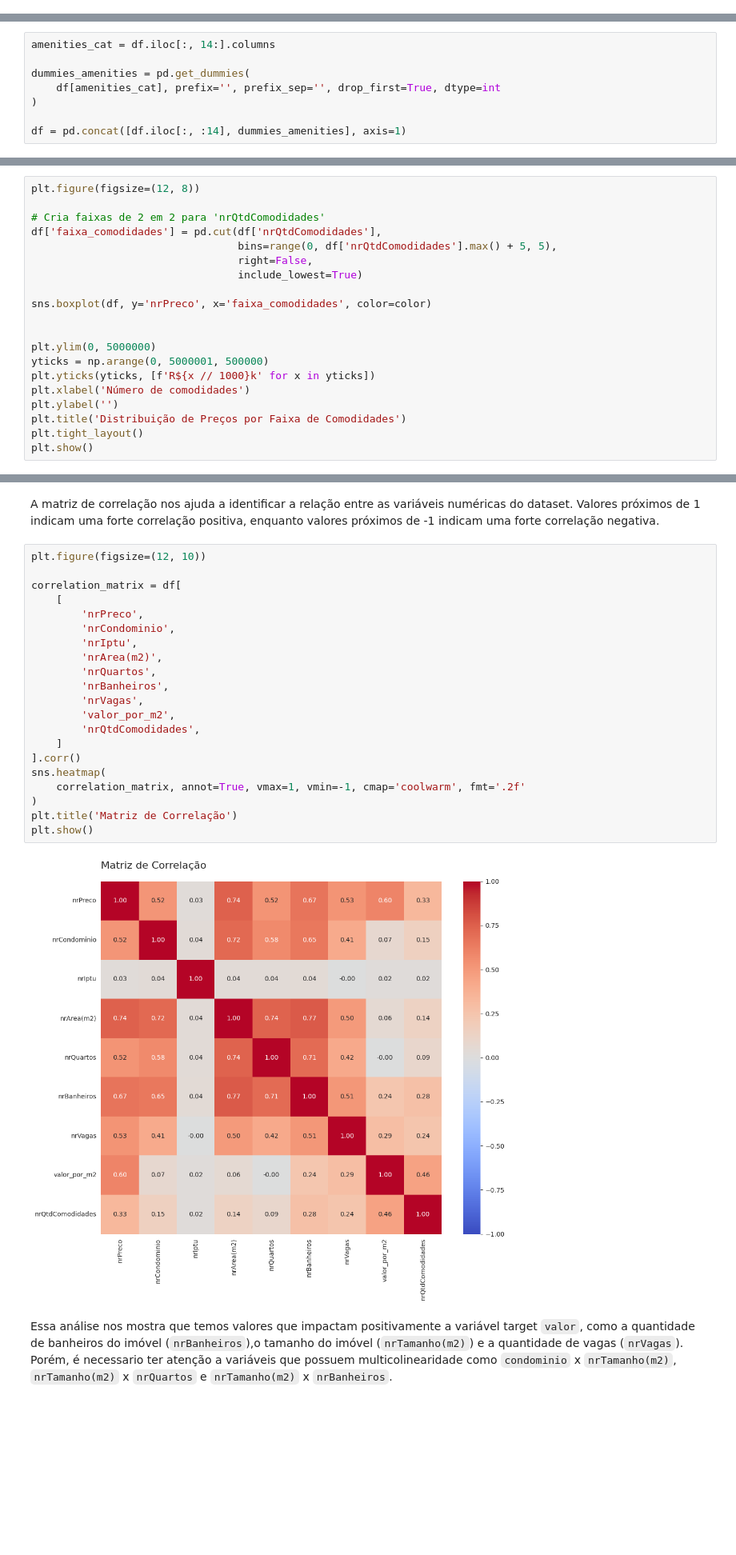
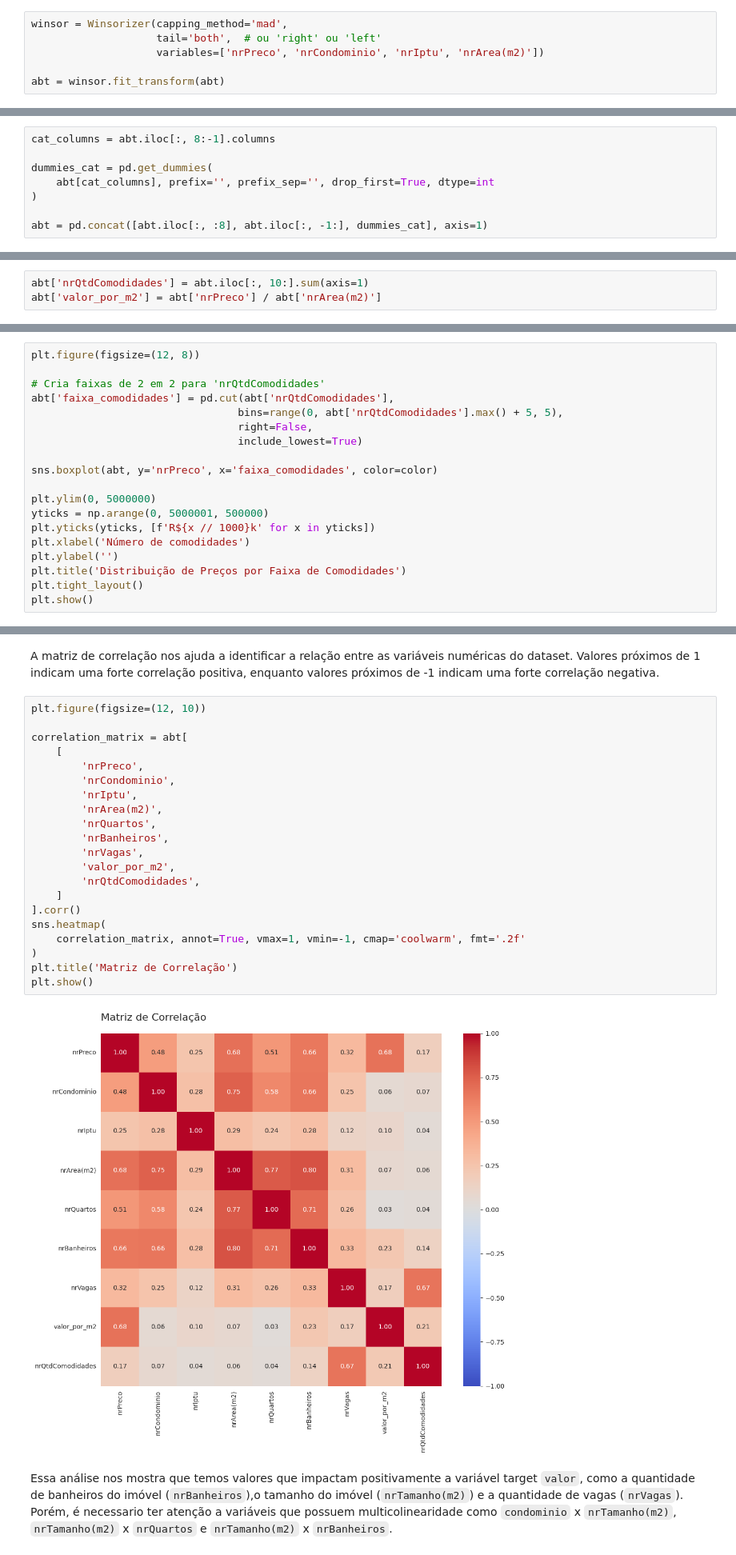
Before and after one commit to Mathsnts18/SantosApartmentPricing, a Jupyter notebook: notebooks/eda.ipynb, the cells around one changed output, grey strips where cells are left out. Shown at 80% size. Saved outputs shown, nothing was run; the diff lists cells and outputs as text; blank space fills up the shorter version.

```diff
--- a/notebooks/eda.ipynb
+++ b/notebooks/eda.ipynb
@@ -211 +206,7 @@ df.describe()
+# %%
+winsor = Winsorizer(capping_method='mad',
+                    tail='both',  # ou 'right' ou 'left'
+                    variables=['nrPreco', 'nrCondominio', 'nrIptu', 'nrArea(m2)'])
+
+abt = winsor.fit_transform(abt)
 # %% [markdown]
@@ -215,9 +216,9 @@ Utilizamos o método `get_dummies()` para transformar variáveis categóricas em
 # %%
-amenities_cat = df.iloc[:, 14:].columns
+cat_columns = abt.iloc[:, 8:-1].columns
 
-dummies_amenities = pd.get_dummies(
-    df[amenities_cat], prefix='', prefix_sep='', drop_first=True, dtype=int
+dummies_cat = pd.get_dummies(
+    abt[cat_columns], prefix='', prefix_sep='', drop_first=True, dtype=int
 )
 
-df = pd.concat([df.iloc[:, :14], dummies_amenities], axis=1)
+abt = pd.concat([abt.iloc[:, :8], abt.iloc[:, -1:], dummies_cat], axis=1)
 # %% [markdown]
@@ -235,2 +232,5 @@ df['nrQtdComodidades'] = df.iloc[:, 15:-1].sum(axis=1)
+# %%
+abt['nrQtdComodidades'] = abt.iloc[:, 10:].sum(axis=1)
+abt['valor_por_m2'] = abt['nrPreco'] / abt['nrArea(m2)']
 # %% [markdown]
 A partir do campo `endereco`, extraímos os bairros dos imóveis. Essa informação é crucial para análises geográficas e para entender como os preços variam entre diferentes regiões.
@@ -544,13 +525,12 @@ Analisamos como o número de comodidades impacta o preço dos imóveis. Essa an
 plt.figure(figsize=(12, 8))
 
 # Cria faixas de 2 em 2 para 'nrQtdComodidades'
-df['faixa_comodidades'] = pd.cut(df['nrQtdComodidades'],
-                                 bins=range(0, df['nrQtdComodidades'].max() + 5, 5),
+abt['faixa_comodidades'] = pd.cut(abt['nrQtdComodidades'],
+                                 bins=range(0, abt['nrQtdComodidades'].max() + 5, 5),
                                  right=False,
                                  include_lowest=True)
 
-sns.boxplot(df, y='nrPreco', x='faixa_comodidades', color=color)
-
+sns.boxplot(abt, y='nrPreco', x='faixa_comodidades', color=color)
 
 plt.ylim(0, 5000000)
 yticks = np.arange(0, 5000001, 500000)
@@ -588,26 +568,26 @@ A matriz de correlação nos ajuda a identificar a relação entre as variáveis
 # %%
 plt.figure(figsize=(12, 10))
 
-correlation_matrix = df[
+correlation_matrix = abt[
     [
         'nrPreco',
         'nrCondominio',
         'nrIptu',
         'nrArea(m2)',
         'nrQuartos',
         'nrBanheiros',
         'nrVagas',
         'valor_por_m2',
         'nrQtdComodidades',
     ]
 ].corr()
 sns.heatmap(
     correlation_matrix, annot=True, vmax=1, vmin=-1, cmap='coolwarm', fmt='.2f'
 )
 plt.title('Matriz de Correlação')
 plt.show()
 # %% [output]
-[figure, old version]
+[figure, new version]
 # %% [markdown]
 Essa análise nos mostra que temos valores que impactam positivamente a variável target `valor`, como a quantidade de banheiros do imóvel (`nrBanheiros`),o tamanho do imóvel (`nrTamanho(m2)`) e a quantidade de vagas (`nrVagas`). Porém, é necessario ter atenção a variáveis que possuem multicolinearidade como `condominio` x `nrTamanho(m2)`, `nrTamanho(m2)` x `nrQuartos` e `nrTamanho(m2)` x `nrBanheiros`.
 # %% [markdown]
```
Also changed, not shown: parts of 42 cells of this notebook.
